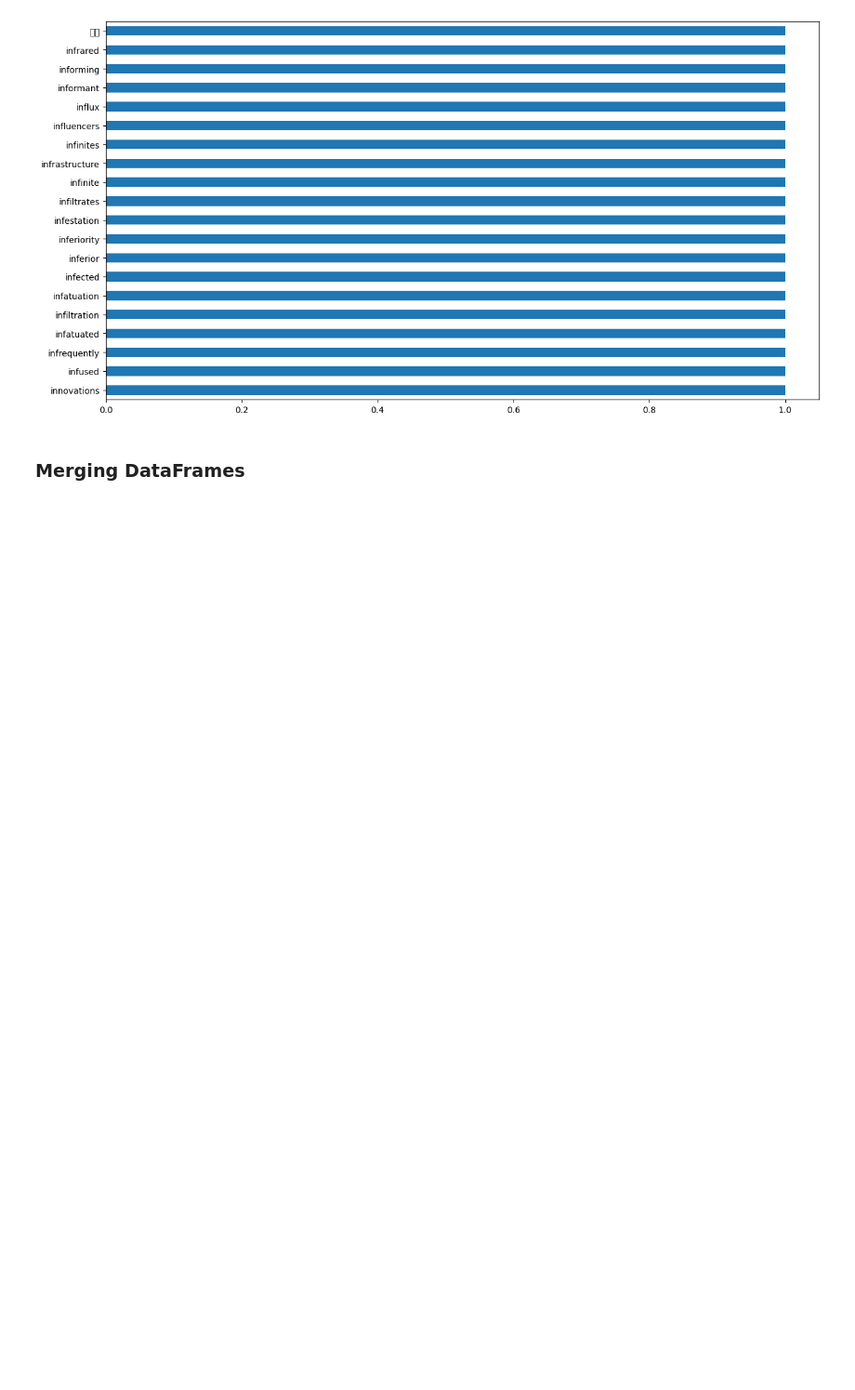
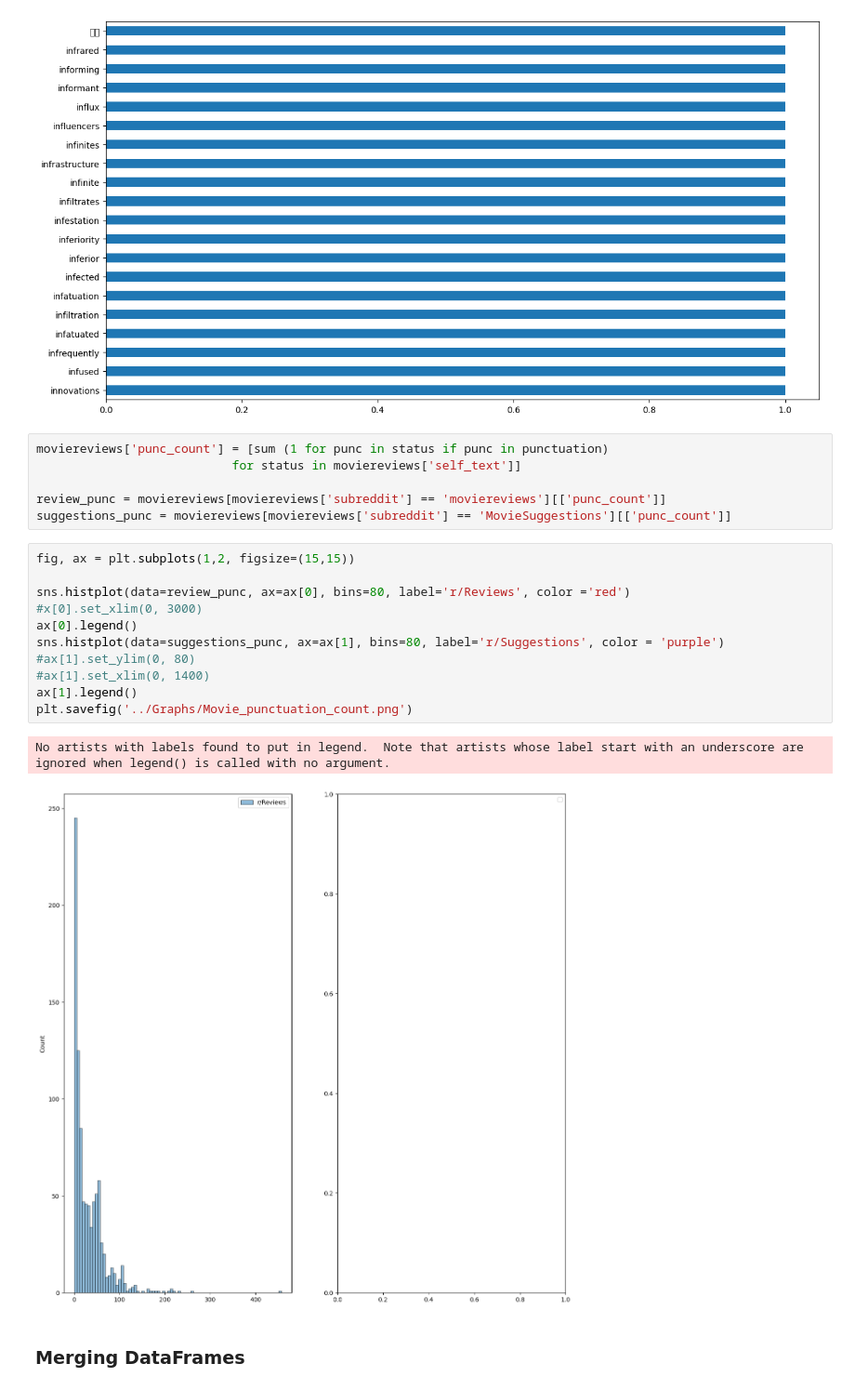
Before and after one commit to rafirahman27/Reddit_Spam_Classification, a Jupyter notebook: Code/02_EDA_and_Cleaning.ipynb, the cells around one changed output. Shown at 93% size. Cells and saved outputs as stored; diff of their text form; blank space fills up the shorter version.

```diff
--- a/Code/02_EDA_and_Cleaning.ipynb
+++ b/Code/02_EDA_and_Cleaning.ipynb
@@ -295,6 +297,26 @@ cvec2_text.sum().sort_values(ascending=False).tail(20).plot(kind='barh')
 # %% [output]
 <Axes: >
 [figure]
+# %%
+moviereviews['punc_count'] = [sum (1 for punc in status if punc in punctuation)
+                           for status in moviereviews['self_text']]
+
+review_punc = moviereviews[moviereviews['subreddit'] == 'moviereviews'][['punc_count']]
+suggestions_punc = moviereviews[moviereviews['subreddit'] == 'MovieSuggestions'][['punc_count']]
+# %%
+fig, ax = plt.subplots(1,2, figsize=(15,15))
+
+sns.histplot(data=review_punc, ax=ax[0], bins=80, label='r/Reviews', color ='red')
+#x[0].set_xlim(0, 3000)
+ax[0].legend()
+sns.histplot(data=suggestions_punc, ax=ax[1], bins=80, label='r/Suggestions', color = 'purple')
+#ax[1].set_ylim(0, 80)
+#ax[1].set_xlim(0, 1400)
+ax[1].legend()
+plt.savefig('../Graphs/Movie_punctuation_count.png')
+# %% [output]
+No artists with labels found to put in legend.  Note that artists whose label start with an underscore are ignored when legend() is called with no argument.
+[figure, added]
 # %% [markdown]
 ### Merging DataFrames
 # %%
```
Also changed, not shown: parts of 12 cells of this notebook, 15 other files.
